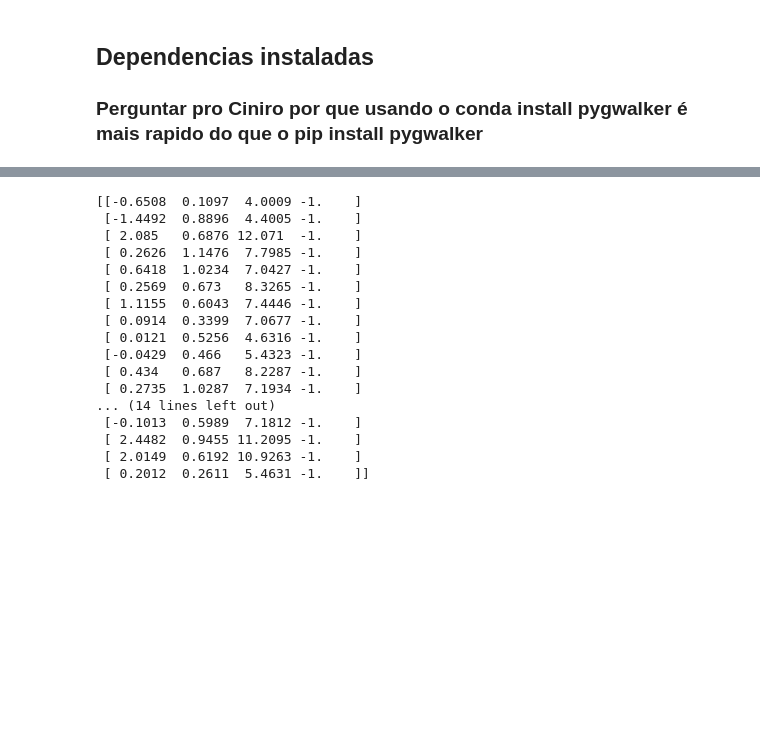
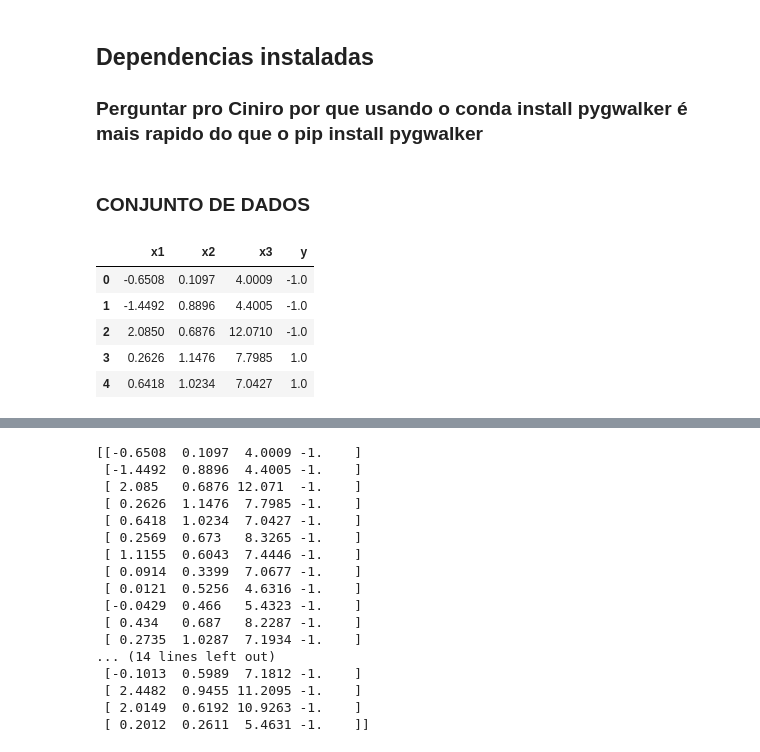
Before and after one commit to Lur4n/RNA, a Jupyter notebook: perceptron.ipynb, the cells around one changed output, grey strips where cells are left out. Saved outputs shown, nothing was run; the diff lists cells and outputs as text; code cells hidden in the pictures; blank space fills up the shorter version.

```diff
--- a/perceptron.ipynb
+++ b/perceptron.ipynb
@@ -40,11 +40,20 @@ def previsao(w, x):
+# %% [markdown]
+### CONJUNTO DE DADOS
 # %%
 #Passo 1: OBTER O CONJUNTO DE DADOS DE TREINAMENTO X
 
 #carregar a tabela de dados
 dados = pd.read_csv('data-sets/dataset_iris.csv', sep=';')
-
+dados.head()
 #Analise exploratoria de dados
-# walker = pyg.walk(dados))
+# walker = pyg.walk(dados)
+# %% [output]
+|  | x1 | x2 | x3 | y |
+| 0 | -0.6508 | 0.1097 | 4.0009 | -1.0 |
+| 1 | -1.4492 | 0.8896 | 4.4005 | -1.0 |
+| 2 | 2.0850 | 0.6876 | 12.0710 | -1.0 |
+| 3 | 0.2626 | 1.1476 | 7.7985 | 1.0 |
+| 4 | 0.6418 | 1.0234 | 7.0427 | 1.0 |
 # %%
 #quantidade de elementos na amostra
 n_amostras = dados.shape[0]
```
Also changed, not shown: parts of 11 cells of this notebook, 3 other files.
